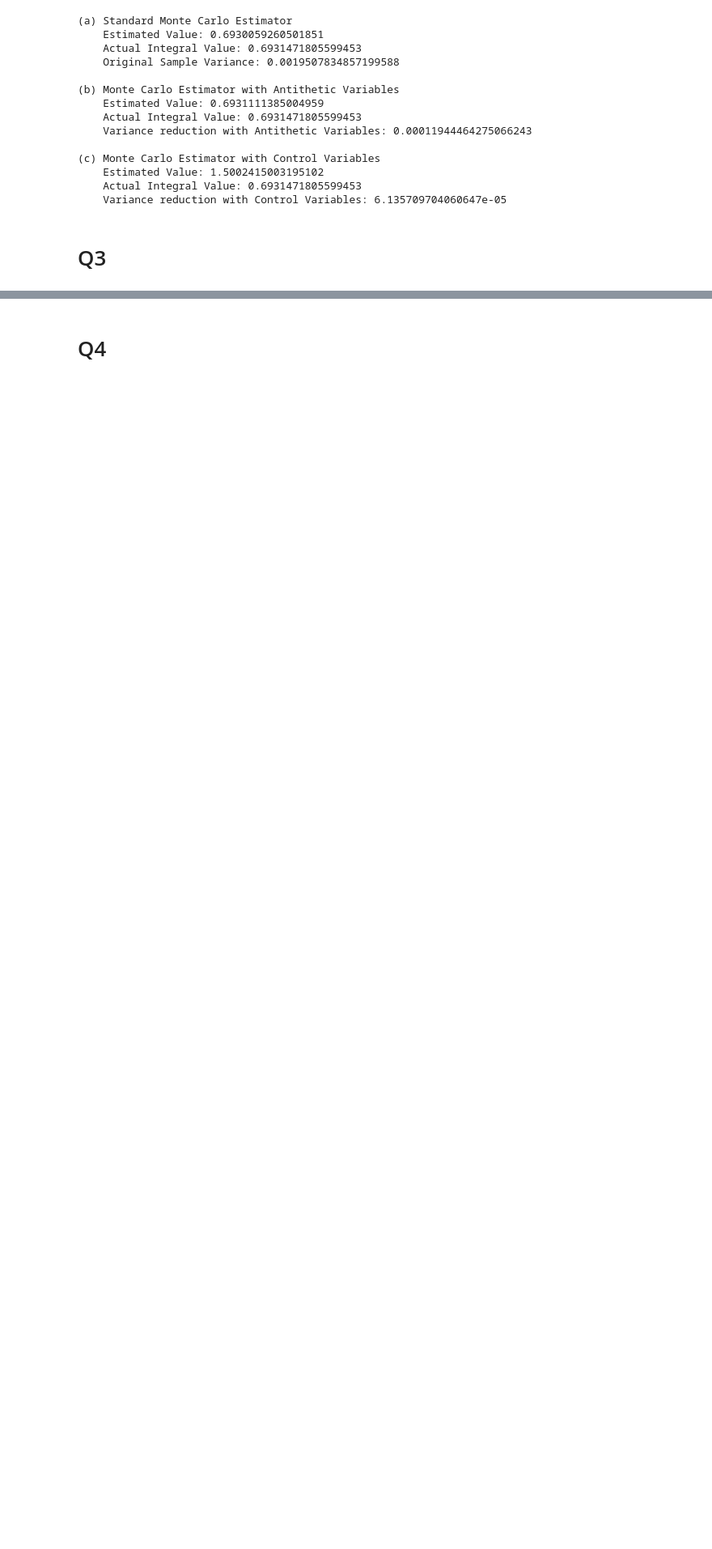
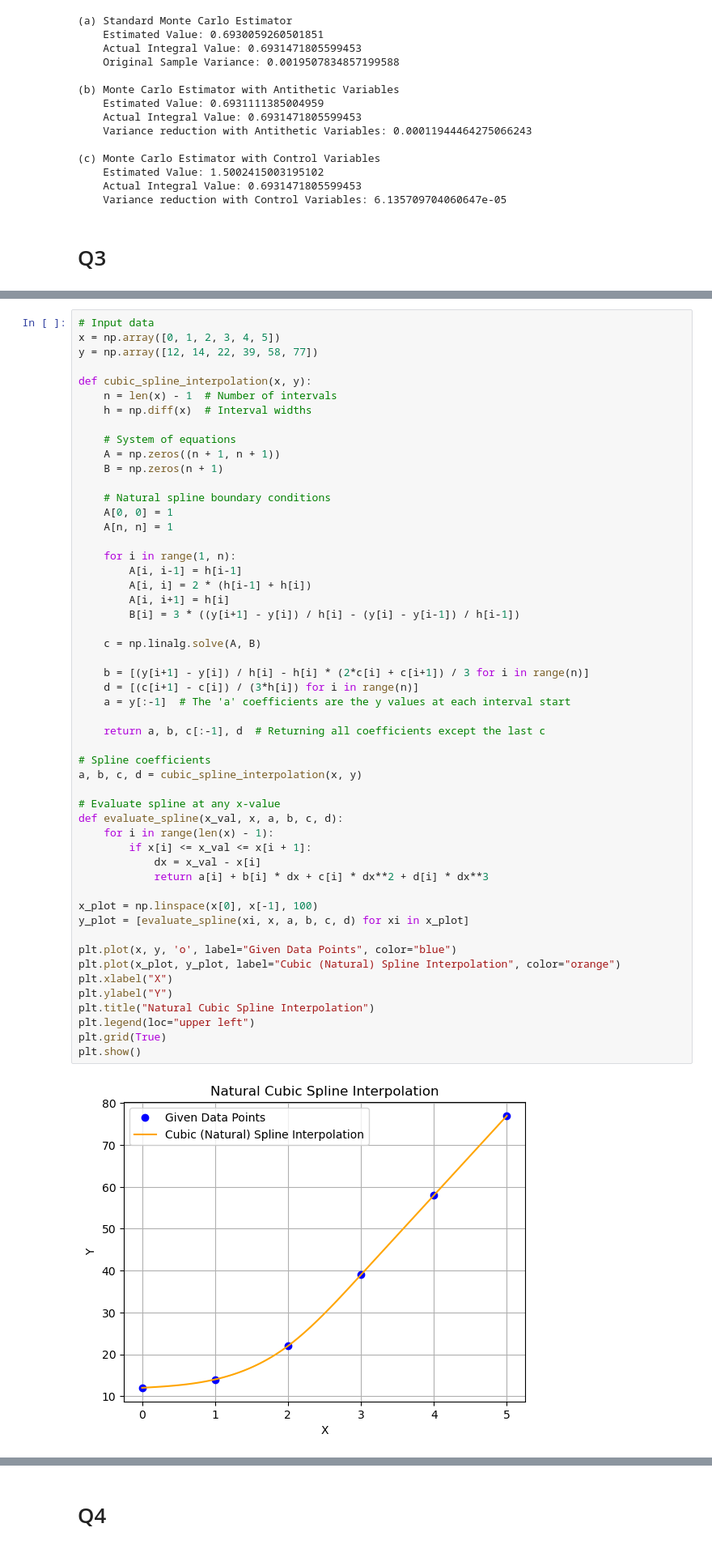
Before and after one commit to atkrish0/numerical-analysis-rbs, a Jupyter notebook: hw2/Atheesh_Krishnan_NA_HW2.ipynb, the cells around one changed output, grey strips where cells are left out. Shown: that part at 81% size. Cells and saved outputs as stored; diff of their text form; blank space fills up the shorter version.

```diff
--- a/hw2/Atheesh_Krishnan_NA_HW2.ipynb
+++ b/hw2/Atheesh_Krishnan_NA_HW2.ipynb
@@ -231,0 +284,54 @@ print(f"    Variance reduction with Control Variables: {Var3}")
+# %%
+# Input data
+x = np.array([0, 1, 2, 3, 4, 5])
+y = np.array([12, 14, 22, 39, 58, 77])
+
+def cubic_spline_interpolation(x, y):
+    n = len(x) - 1  # Number of intervals
+    h = np.diff(x)  # Interval widths
+
+    # System of equations
+    A = np.zeros((n + 1, n + 1))
+    B = np.zeros(n + 1)
+
+    # Natural spline boundary conditions
+    A[0, 0] = 1
+    A[n, n] = 1
+
+    for i in range(1, n):
+        A[i, i-1] = h[i-1]
+        A[i, i] = 2 * (h[i-1] + h[i])
+        A[i, i+1] = h[i]
+        B[i] = 3 * ((y[i+1] - y[i]) / h[i] - (y[i] - y[i-1]) / h[i-1])
+
+    c = np.linalg.solve(A, B)
+
+    b = [(y[i+1] - y[i]) / h[i] - h[i] * (2*c[i] + c[i+1]) / 3 for i in range(n)]
+    d = [(c[i+1] - c[i]) / (3*h[i]) for i in range(n)]
+    a = y[:-1]  # The 'a' coefficients are the y values at each interval start
+
+    return a, b, c[:-1], d  # Returning all coefficients except the last c
+
+# Spline coefficients
+a, b, c, d = cubic_spline_interpolation(x, y)
+
+# Evaluate spline at any x-value
+def evaluate_spline(x_val, x, a, b, c, d):
+    for i in range(len(x) - 1):
+        if x[i] <= x_val <= x[i + 1]:
+            dx = x_val - x[i]
+            return a[i] + b[i] * dx + c[i] * dx**2 + d[i] * dx**3
+
+x_plot = np.linspace(x[0], x[-1], 100)
+y_plot = [evaluate_spline(xi, x, a, b, c, d) for xi in x_plot]
+
+plt.plot(x, y, 'o', label="Given Data Points", color="blue")
+plt.plot(x_plot, y_plot, label="Cubic (Natural) Spline Interpolation", color="orange")
+plt.xlabel("X")
+plt.ylabel("Y")
+plt.title("Natural Cubic Spline Interpolation")
+plt.legend(loc="upper left")
+plt.grid(True)
+plt.show()
+# %% [output]
+[figure, added]
```
Also changed, not shown: parts of 3 cells of this notebook.
